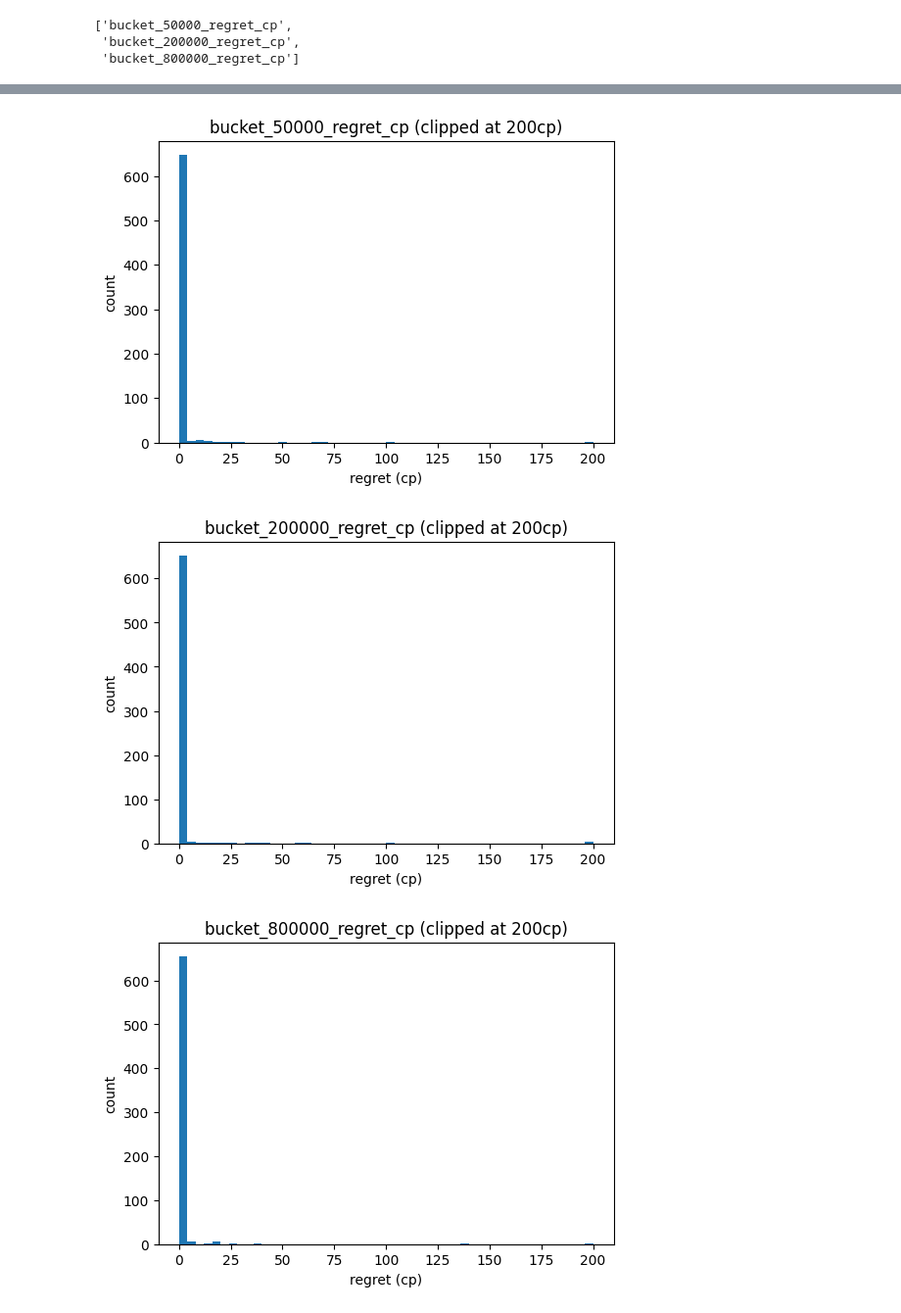
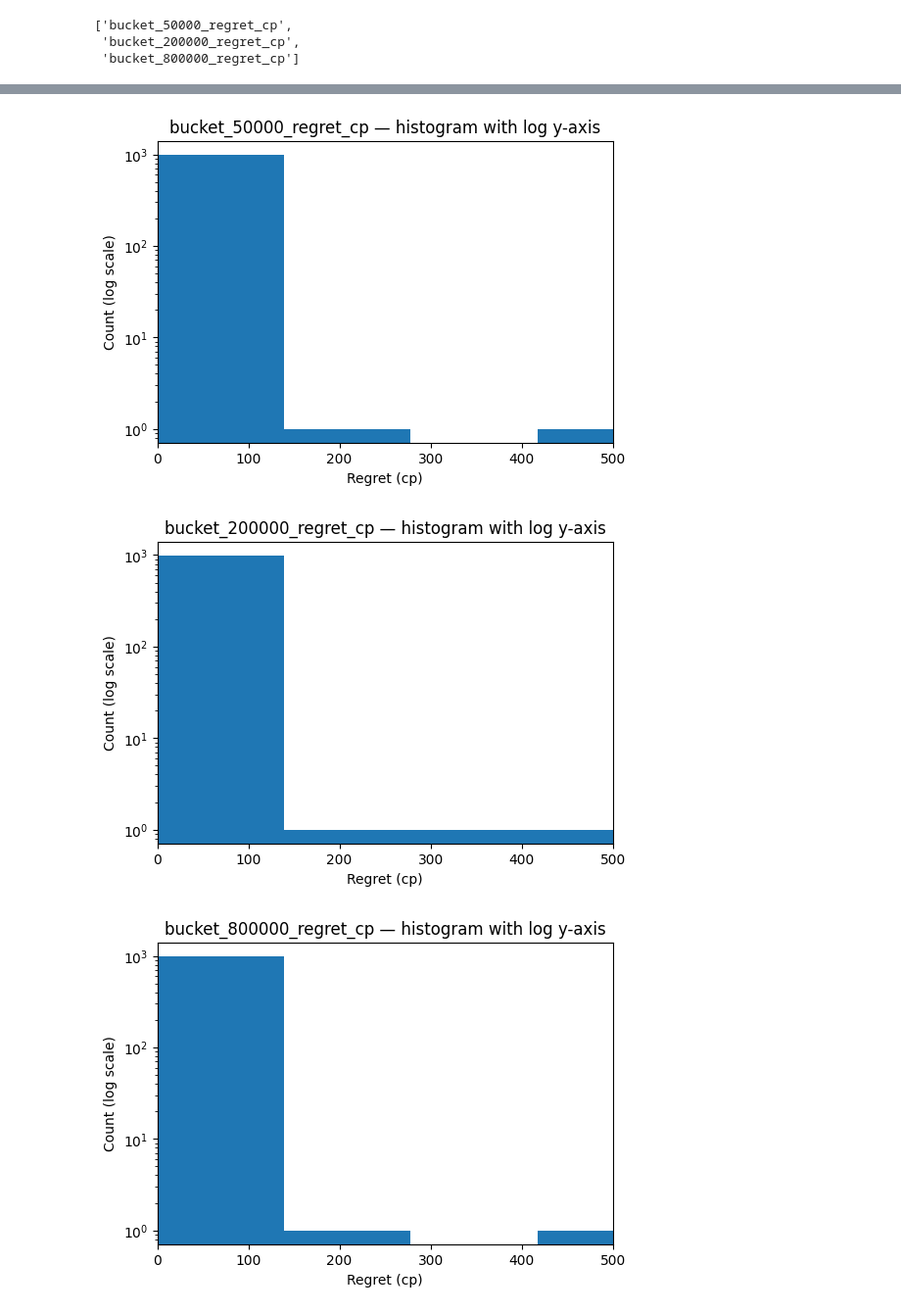
Before and after one commit to JiaXuKhoo/chessTimeManagement, a Jupyter notebook: dataexplore.ipynb, the cells around one changed output, grey strips where cells are left out. Shown at 98% size. Drawn from its saved outputs; the diff is of its cells as text; code cells hidden in the pictures.

```diff
--- a/dataexplore.ipynb
+++ b/dataexplore.ipynb
@@ -3,7 +3,7 @@ import numpy as np
 import pandas as pd
 import matplotlib.pyplot as plt
 # %%
-data = pd.read_csv("pilot_regret_data_hybrid.csv")
+data = pd.read_csv("parallel_regret_data.csv")
 # %%
 data.head()
 # %% [output]
@@ -32,16 +31,15 @@ summary[["count", "mean", "50%", "std", "min", "max"]]
 # %%
 for col in cp_diff_cols:
+    vals = data[col].dropna()
+
     plt.figure(figsize=(6,4))
-
-    vals = data[col].dropna()
-    vals = vals.clip(0, 200)   # remove extreme outliers
-
-    plt.hist(vals, bins=50)
-    plt.title(f"{col} (clipped at 200cp)")
-    plt.xlabel("regret (cp)")
-    plt.ylabel("count")
+    plt.hist(vals, bins=50, log=True)
+    plt.xlim(0, 500)   # adjust as needed
+    plt.xlabel("Regret (cp)")
+    plt.ylabel("Count (log scale)")
+    plt.title(f"{col} — histogram with log y-axis")
     plt.show()
 # %% [output]
-[figure, old version]
+[figure, new version]
-[figure, old version]
+[figure, new version]
-[figure, old version]
+[figure, new version]
```
Also changed, not shown: parts of 8 cells of this notebook, 3 other files.
